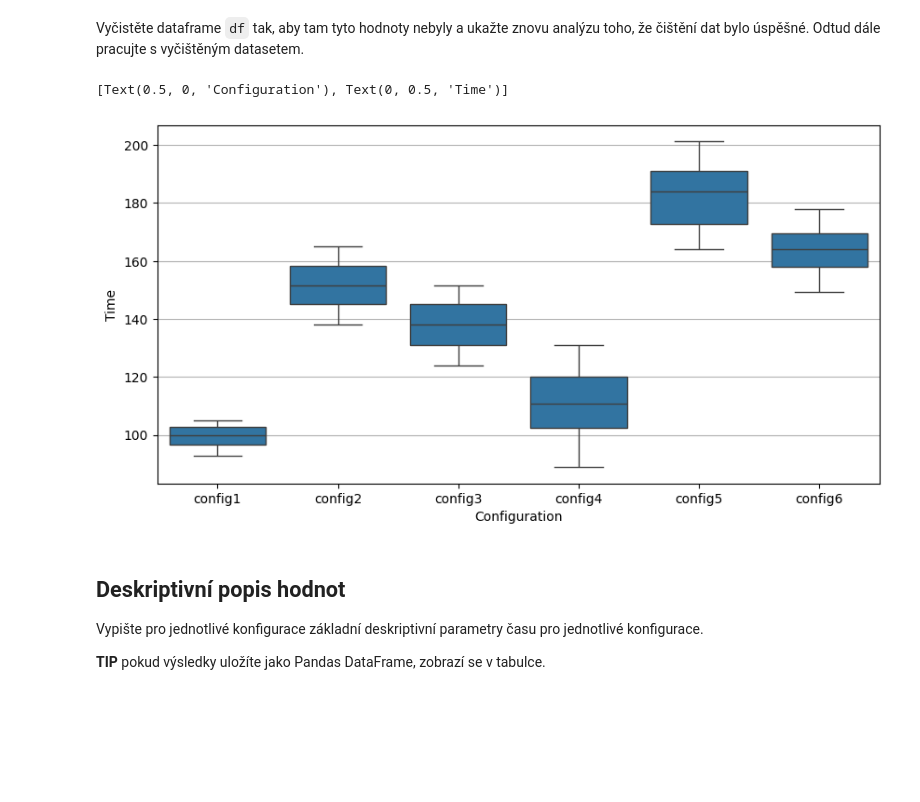
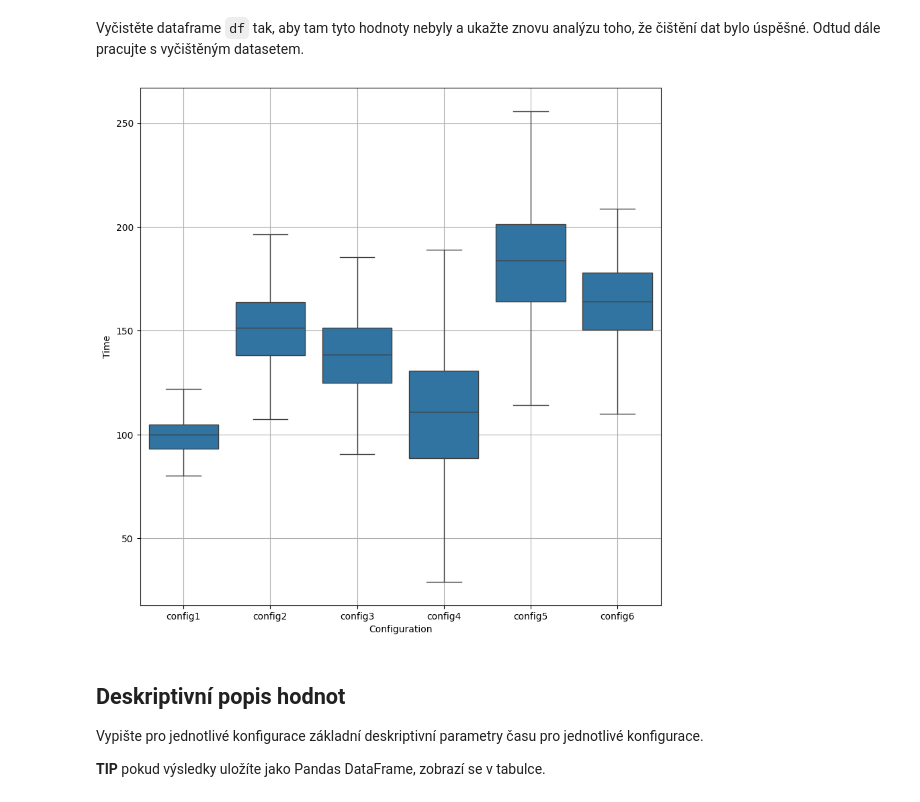
Before and after one commit to jakubKuznik/msp-vut-fit-project-1, a Jupyter notebook: proj1.ipynb, the cells around one changed output. Cells and saved outputs as stored; diff of their text form; code cells hidden in the pictures; blank space fills up the shorter version.

```diff
--- a/proj1.ipynb
+++ b/proj1.ipynb
@@ -126,38 +126,50 @@ Odchylky, blížící se k času 3600:
   Tyto odchylky jsou velmi výrazné. Vzhledem k tomu, že všechny tyto odchylky mají stejnou výšku, můžeme předpokládat, že jde o nějaký maximální časový limit, po němž je proces ukončen.
 # %% [markdown]
 Vyčistěte dataframe `df` tak, aby tam tyto hodnoty nebyly a ukažte znovu analýzu toho, že čištění dat bylo úspěšné. Odtud dále pracujte s vyčištěným datasetem.
-# %%
-df = pd.DataFrame(data)
-
-# Group graphs by config name
-grouped = df.groupby('conf')
-
-# Calculate the upper and bottom (quantile) for each group
-q_down = grouped['time'].transform('quantile', 0.25)
-q_up = grouped['time'].transform('quantile', 0.75)
-
-# Create a boolean mask for rows to be removed
-mask_upper = df['time'] < q_up
-mask_bottom = df['time'] > q_down
-# combine masks
-mask_combined = mask_upper & mask_bottom
-
-# Apply the mask to filter out rows
-df = df[mask_combined]
-
-# We are using subplots for easier work with x,y labels
-fig, ax = plt.subplots(figsize=(10,5))
-plt.grid(True)
-
-# For each configuration ->
-#   do boxplot
-sns.boxplot(x='conf', y='time', data=df)
-
-# Set axis labels
-ax.set(xlabel="Configuration", ylabel="Time")
-# %% [output]
-[Text(0.5, 0, 'Configuration'), Text(0, 0.5, 'Time')]
-[figure, removed]
+# %%
+df = pd.DataFrame(data)
+
+# Create array where we will be inserting filtered data
+#   for each configuration.
+df_filtered_array = []
+
+# Find all the unique configuration in data
+unique_configs = df['conf'].unique()
+
+# iterate throught config names
+for name in unique_configs:
+    # get subframe of data matching one config
+    one_df = df[df['conf'] == str(name)]
+
+    # Count quantils, using formula from lecture
+    q_up = one_df['time'].quantile(0.75)
+    q_down = one_df['time'].quantile(0.25)
+    IQR = q_up - q_down
+    min = q_down - 1.5 * IQR
+    max = q_up + 1.5 * IQR
+
+    # Create a boolean mask for rows to be removed
+    mask_upper = one_df['time'] < max
+    mask_bottom = one_df['time'] > min
+
+    # combine masks
+    mask_combined = mask_upper & mask_bottom
+
+    # append filtered data
+    df_filtered_array.append(one_df[mask_combined])
+
+## Put filtered data into the data frame
+df_filtered = pd.concat(df_filtered_array, ignore_index=True)
+
+# plot
+plt.figure(figsize=(10,10))
+plt.xlabel('Configuration')
+plt.ylabel('Time')
+sns.boxplot(x='conf', y='time', data=df_filtered)
+plt.grid(True)
+plt.show()
+# %% [output]
+[figure, added]
 # %% [markdown]
 ## Deskriptivní popis hodnot
 Vypište pro jednotlivé konfigurace základní deskriptivní parametry času pro jednotlivé konfigurace.
```
Also changed, not shown: parts of 3 cells of this notebook.
